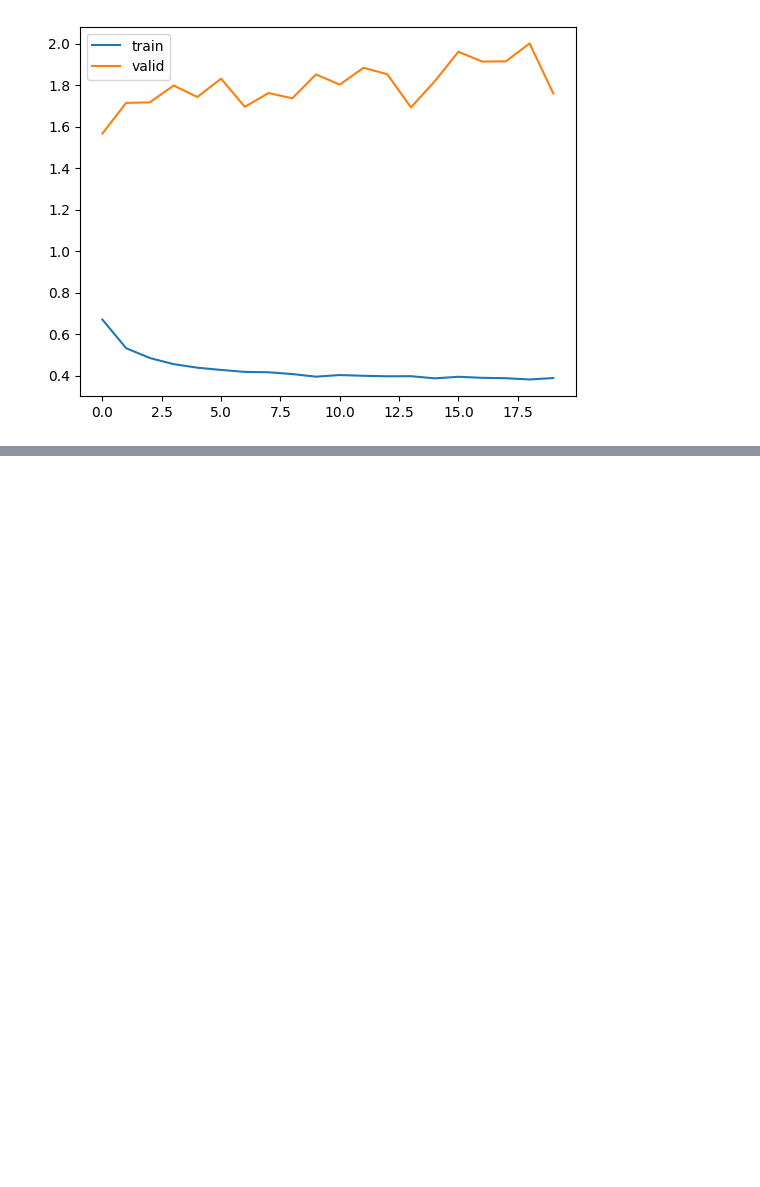
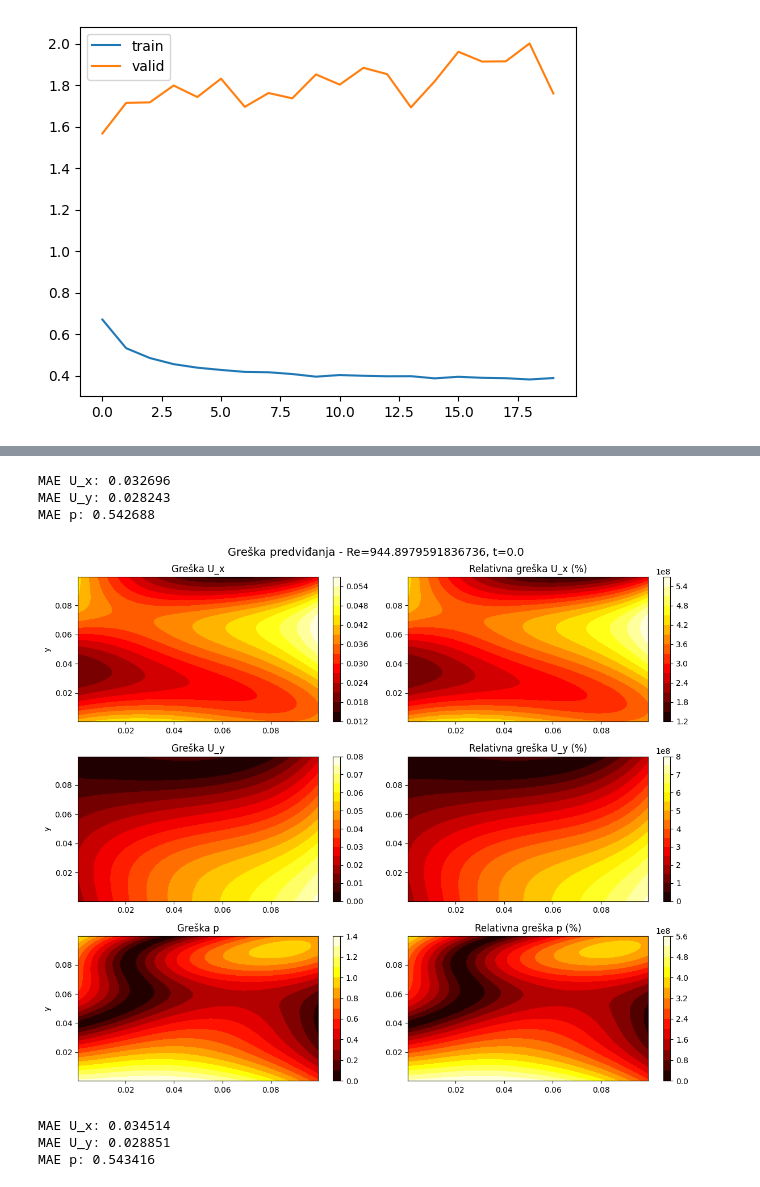
Before and after one commit to flalovic/PINN-for-Simulating-2D-Incompressible-Fluid-Dynamics, a Jupyter notebook: main.ipynb, the cells around one changed output, grey strips where cells are left out. Cells and saved outputs as stored; diff of their text form; code cells hidden in the pictures; blank space fills up the shorter version.

```diff
--- a/main.ipynb
+++ b/main.ipynb
@@ -259,0 +500,33 @@ plt.legend()
+# %%
+# Analiza greške na test setu
+def evaluate_on_test_set(model, test_df_orig, mean, std, device, num_samples=5):
+    """Proceni grešku modela na test setu"""
+    test_errors = []
+
+    # Uzmi slučajne uzorke za vizuelizaciju
+    re_values = sorted(test_df_orig['re'].unique())
+    time_steps = sorted(test_df_orig['time'].unique())
+
+    selected_re = np.random.choice(re_values, min(num_samples, len(re_values)), replace=False)
+
+    for re_val in selected_re:
+        data_orig = test_df_orig[test_df_orig['re'] == re_val]
+        times_for_re = sorted(data_orig['time'].unique())
+
+        if len(times_for_re) > 0:
+            t = times_for_re[0]  # Prvi vremenski korak
+
+            try:
+                compare_predictions(model, test_df_orig, t, re_val, mean, std, device)
+            except Exception as e:
+                print(f"Greška pri vizuelizaciji Re={re_val}: {e}")
+
+evaluate_on_test_set(model, test_df_original, mean, std, device, num_samples=5)
+# %% [output]
+MAE U_x: 0.032696
+MAE U_y: 0.028243
+MAE p: 0.542688
+[figure, added]
+MAE U_x: 0.034514
+MAE U_y: 0.028851
+MAE p: 0.543416
```
Also changed, not shown: parts of 14 cells of this notebook, 1 other file.
